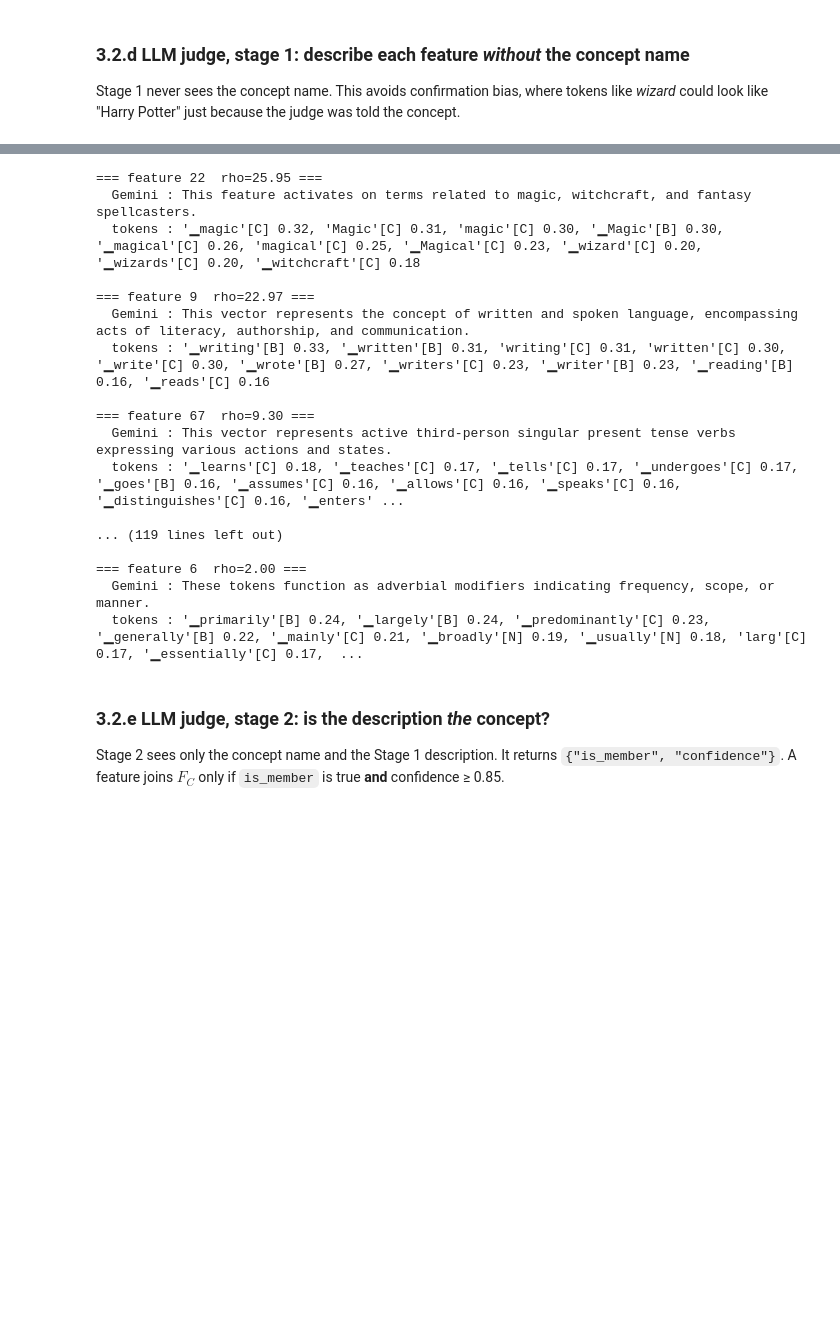
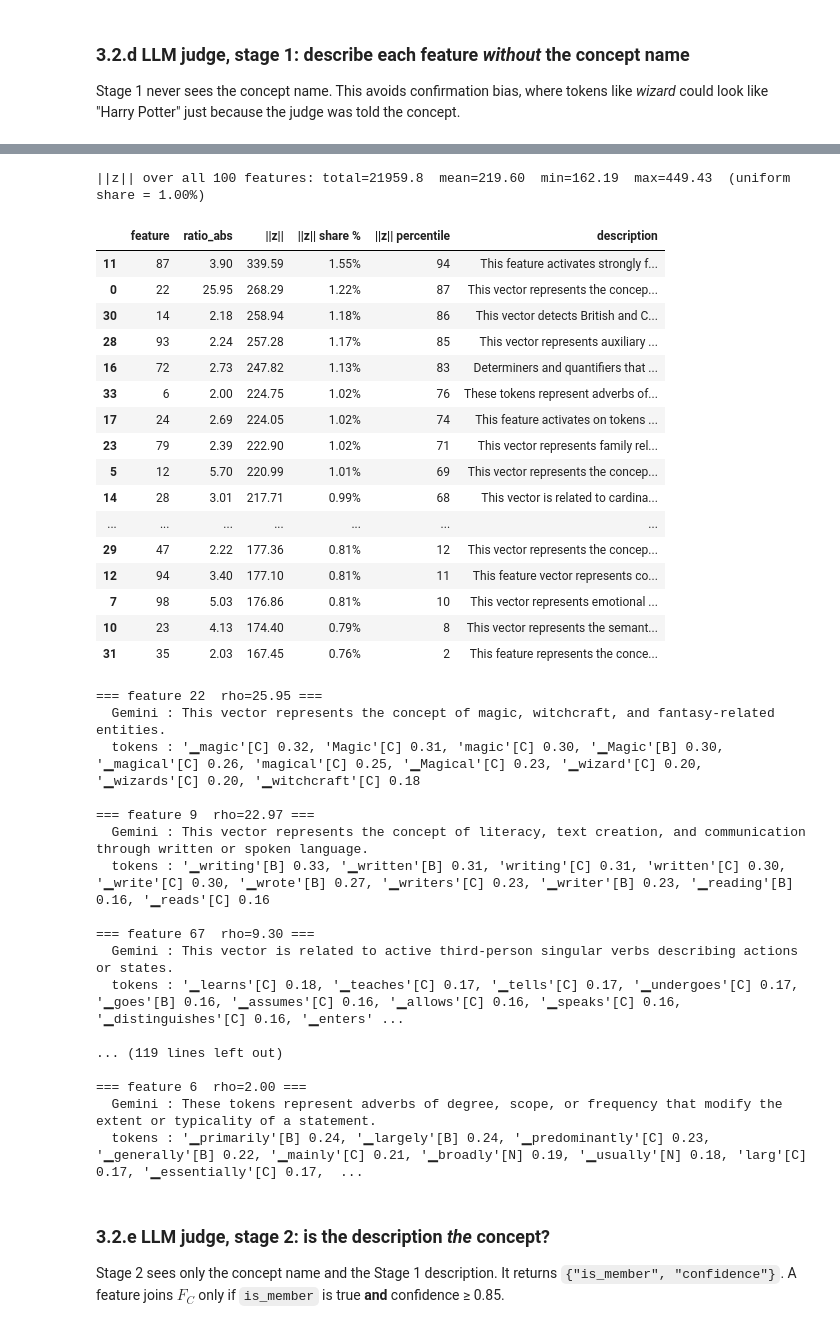
Before and after one commit to guretskiysemyon/nlp_proj, a Jupyter notebook: ember_three_steps.ipynb, the cells around one changed output, grey strips where cells are left out. Drawn from its saved outputs; the diff is of its cells as text; code cells hidden in the pictures; blank space fills up the shorter version.

```diff
--- a/ember_three_steps.ipynb
+++ b/ember_three_steps.ipynb
@@ -492,3 +492,40 @@ Explanation of feature behavior:
+# %%
+# Magnitude of each feature direction ||z_i|| (column of Z), relative to all k features, sorted largest first:
+#   share      = ||z_i|| / sum_j ||z_j||       (fraction of the total magnitude)
+#   percentile = % of the k features with ||z_j|| <= ||z_i||   (100 = largest)
+z_norms = Z.norm(dim=0)                                                     # (k,)
+z_share = (z_norms / z_norms.sum()).numpy()
+z_pct = ((z_norms[None, :] <= z_norms[:, None]).float().mean(1) * 100).numpy()
+
+feat_ids = cand["feature"].astype(int)
+cand["||z||"] = z_norms.numpy()[feat_ids]
+cand["||z|| share %"] = z_share[feat_ids] * 100
+cand["||z|| percentile"] = z_pct[feat_ids]
+
+print(f"||z|| over all {Z.shape[1]} features: total={z_norms.sum():.1f}  mean={z_norms.mean():.2f}  "
+      f"min={z_norms.min():.2f}  max={z_norms.max():.2f}  (uniform share = {100 / Z.shape[1]:.2f}%)")
+cand.sort_values("||z||", ascending=False)[
+    ["feature", "ratio_abs", "||z||", "||z|| share %", "||z|| percentile", "description"]
+].style.format({"ratio_abs": "{:.2f}", "||z||": "{:.2f}", "||z|| share %": "{:.2f}%", "||z|| percentile": "{:.0f}"})
+# %% [output]
+||z|| over all 100 features: total=21959.8  mean=219.60  min=162.19  max=449.43  (uniform share = 1.00%)
+|  | feature | ratio_abs | ||z|| | ||z|| share % | ||z|| percentile | description |
+| 11 | 87 | 3.90 | 339.59 | 1.55% | 94 | This feature activates strongly f... |
+| 0 | 22 | 25.95 | 268.29 | 1.22% | 87 | This vector represents the concep... |
+| 30 | 14 | 2.18 | 258.94 | 1.18% | 86 | This vector detects British and C... |
+| 28 | 93 | 2.24 | 257.28 | 1.17% | 85 | This vector represents auxiliary ... |
+| 16 | 72 | 2.73 | 247.82 | 1.13% | 83 | Determiners and quantifiers that ... |
+| 33 | 6 | 2.00 | 224.75 | 1.02% | 76 | These tokens represent adverbs of... |
+| 17 | 24 | 2.69 | 224.05 | 1.02% | 74 | This feature activates on tokens ... |
+| 23 | 79 | 2.39 | 222.90 | 1.02% | 71 | This vector represents family rel... |
+| 5 | 12 | 5.70 | 220.99 | 1.01% | 69 | This vector represents the concep... |
+| 14 | 28 | 3.01 | 217.71 | 0.99% | 68 | This vector is related to cardina... |
+| ... | ... | ... | ... | ... | ... | ... |
+| 29 | 47 | 2.22 | 177.36 | 0.81% | 12 | This vector represents the concep... |
+| 12 | 94 | 3.40 | 177.10 | 0.81% | 11 | This feature vector represents co... |
+| 7 | 98 | 5.03 | 176.86 | 0.81% | 10 | This vector represents emotional ... |
+| 10 | 23 | 4.13 | 174.40 | 0.79% | 8 | This vector represents the semant... |
+| 31 | 35 | 2.03 | 167.45 | 0.76% | 2 | This feature represents the conce... |
 # %%
 N_SHOW = 10
 LABEL_TAG = {1: "C", 0: "N", 2: "B"}  # concept / neutral / both
@@ -506,21 +543,21 @@ for _, row in cand.sort_values("ratio_abs", ascending=False).iterrows():
     print()
 # %% [output]
 === feature 22  rho=25.95 ===
-  Gemini : This feature activates on terms related to magic, witchcraft, and fantasy spellcasters.
+  Gemini : This vector represents the concept of magic, witchcraft, and fantasy-related entities.
   tokens : '▁magic'[C] 0.32, 'Magic'[C] 0.31, 'magic'[C] 0.30, '▁Magic'[B] 0.30, '▁magical'[C] 0.26, 'magical'[C] 0.25, '▁Magical'[C] 0.23, '▁wizard'[C] 0.20, '▁wizards'[C] 0.20, '▁witchcraft'[C] 0.18
 
 === feature 9  rho=22.97 ===
-  Gemini : This vector represents the concept of written and spoken language, encompassing acts of literacy, authorship, and communication.
+  Gemini : This vector represents the concept of literacy, text creation, and communication through written or spoken language.
   tokens : '▁writing'[B] 0.33, '▁written'[B] 0.31, 'writing'[C] 0.31, 'written'[C] 0.30, '▁write'[C] 0.30, '▁wrote'[B] 0.27, '▁writers'[C] 0.23, '▁writer'[B] 0.23, '▁reading'[B] 0.16, '▁reads'[C] 0.16
 
 === feature 67  rho=9.30 ===
-  Gemini : This vector represents active third-person singular present tense verbs expressing various actions and states.
+  Gemini : This vector is related to active third-person singular verbs describing actions or states.
   tokens : '▁learns'[C] 0.18, '▁teaches'[C] 0.17, '▁tells'[C] 0.17, '▁undergoes'[C] 0.17, '▁goes'[B] 0.16, '▁assumes'[C] 0.16, '▁allows'[C] 0.16, '▁speaks'[C] 0.16, '▁distinguishes'[C] 0.16, '▁enters' ...
 
 ... (119 lines left out)
 
 === feature 6  rho=2.00 ===
-  Gemini : These tokens function as adverbial modifiers indicating frequency, scope, or manner.
+  Gemini : These tokens represent adverbs of degree, scope, or frequency that modify the extent or typicality of a statement.
   tokens : '▁primarily'[B] 0.24, '▁largely'[B] 0.24, '▁predominantly'[C] 0.23, '▁generally'[B] 0.22, '▁mainly'[C] 0.21, '▁broadly'[N] 0.19, '▁usually'[N] 0.18, 'larg'[C] 0.17, '▁essentially'[C] 0.17,  ...
 # %% [markdown]
 ### 3.2.e LLM judge, stage 2: is the description *the* concept?
```
Also changed, not shown: parts of 21 cells of this notebook, 44 other files.
